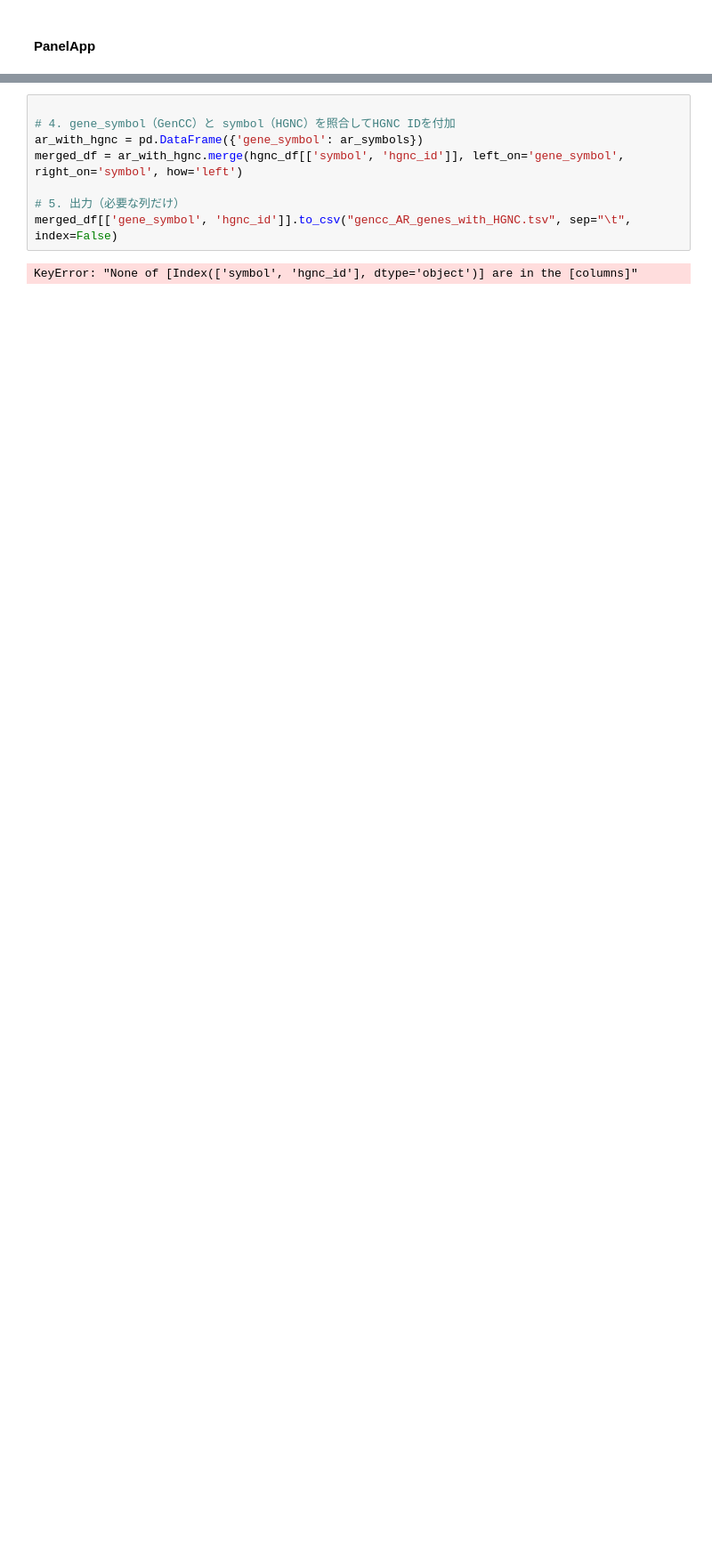
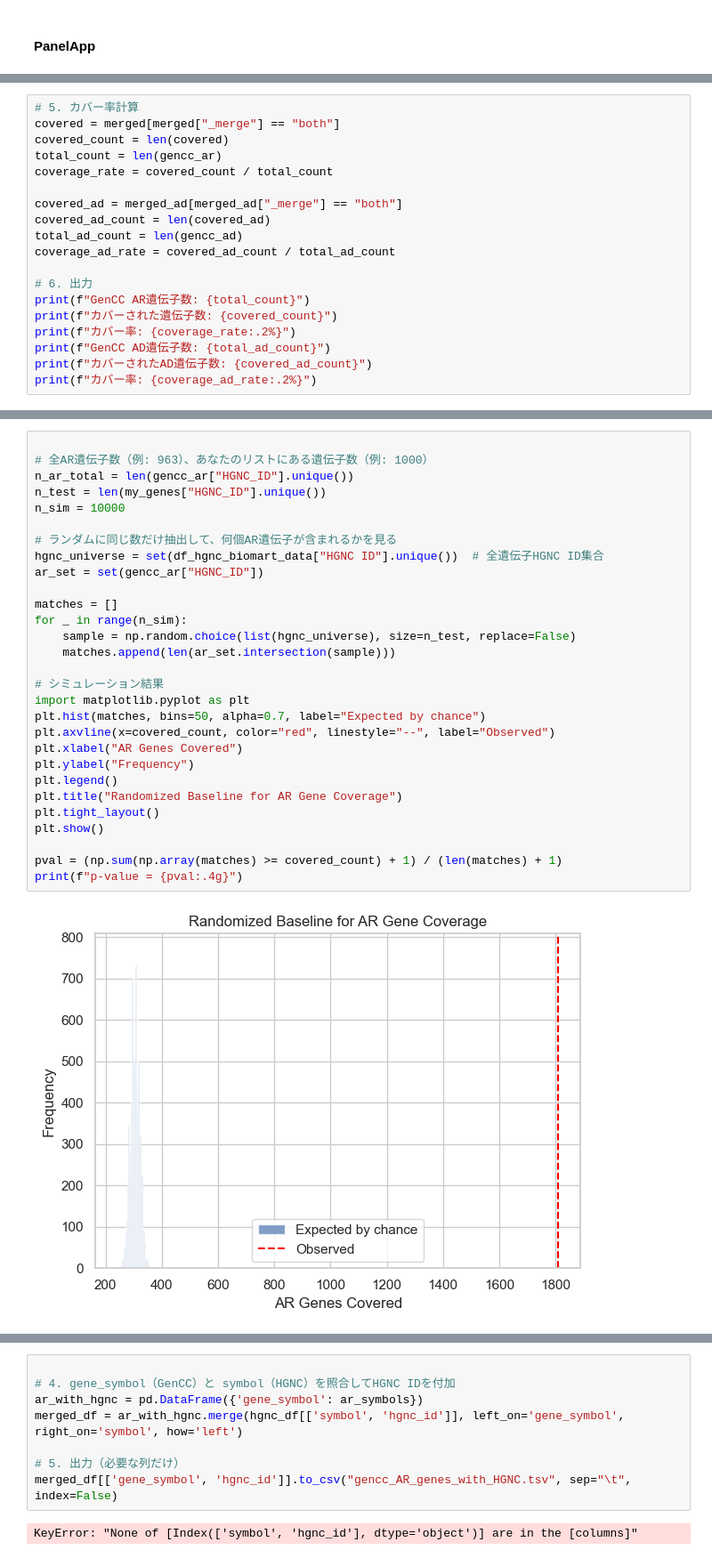
Before and after one commit to ysut/nar-gab_subanalysis, a Jupyter notebook: comaprison_rec.ipynb, the cells around one changed output, grey strips where cells are left out. Shown at 89% size. Cells and saved outputs as stored; diff of their text form; blank space fills up the shorter version.

```diff
--- a/comaprison_rec.ipynb
+++ b/comaprison_rec.ipynb
@@ -46,0 +148,19 @@ hgnc_df.head()
+# %%
+# 5. カバー率計算
+covered = merged[merged["_merge"] == "both"]
+covered_count = len(covered)
+total_count = len(gencc_ar)
+coverage_rate = covered_count / total_count
+
+covered_ad = merged_ad[merged_ad["_merge"] == "both"]
+covered_ad_count = len(covered_ad)
+total_ad_count = len(gencc_ad)
+coverage_ad_rate = covered_ad_count / total_ad_count
+
+# 6. 出力
+print(f"GenCC AR遺伝子数: {total_count}")
+print(f"カバーされた遺伝子数: {covered_count}")
+print(f"カバー率: {coverage_rate:.2%}")
+print(f"GenCC AD遺伝子数: {total_ad_count}")
+print(f"カバーされたAD遺伝子数: {covered_ad_count}")
+print(f"カバー率: {coverage_ad_rate:.2%}")
@@ -46,0 +224,31 @@ hgnc_df.head()
+# %%
+
+# 全AR遺伝子数（例: 963）、あなたのリストにある遺伝子数（例: 1000）
+n_ar_total = len(gencc_ar["HGNC_ID"].unique())
+n_test = len(my_genes["HGNC_ID"].unique())
+n_sim = 10000
+
+# ランダムに同じ数だけ抽出して、何個AR遺伝子が含まれるかを見る
+hgnc_universe = set(df_hgnc_biomart_data["HGNC ID"].unique())  # 全遺伝子HGNC ID集合
+ar_set = set(gencc_ar["HGNC_ID"])
+
+matches = []
+for _ in range(n_sim):
+    sample = np.random.choice(list(hgnc_universe), size=n_test, replace=False)
+    matches.append(len(ar_set.intersection(sample)))
+
+# シミュレーション結果
+import matplotlib.pyplot as plt
+plt.hist(matches, bins=50, alpha=0.7, label="Expected by chance")
+plt.axvline(x=covered_count, color="red", linestyle="--", label="Observed")
+plt.xlabel("AR Genes Covered")
+plt.ylabel("Frequency")
+plt.legend()
+plt.title("Randomized Baseline for AR Gene Coverage")
+plt.tight_layout()
+plt.show()
+
+pval = (np.sum(np.array(matches) >= covered_count) + 1) / (len(matches) + 1)
+print(f"p-value = {pval:.4g}")
+# %% [output]
+[figure, added]
```
Also changed, not shown: parts of 22 cells of this notebook.
